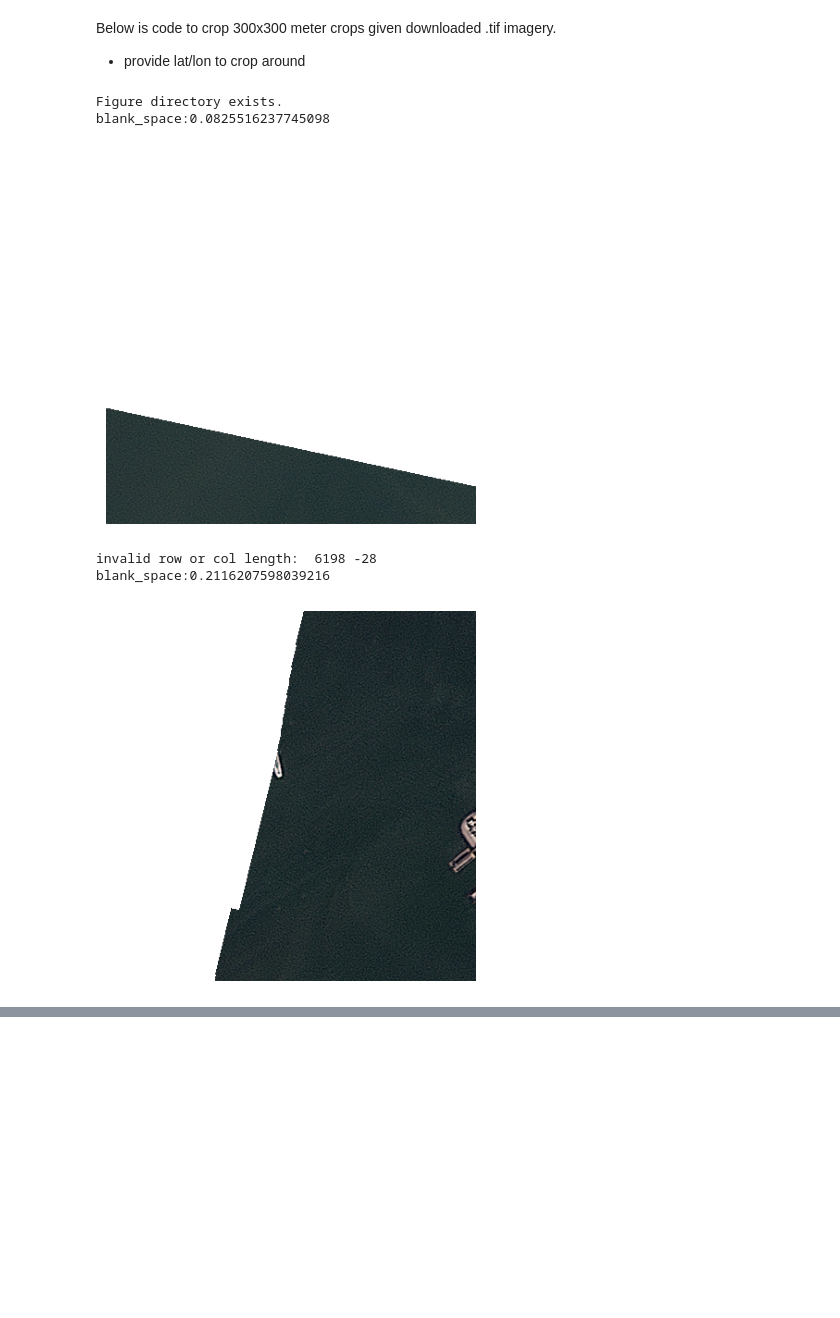
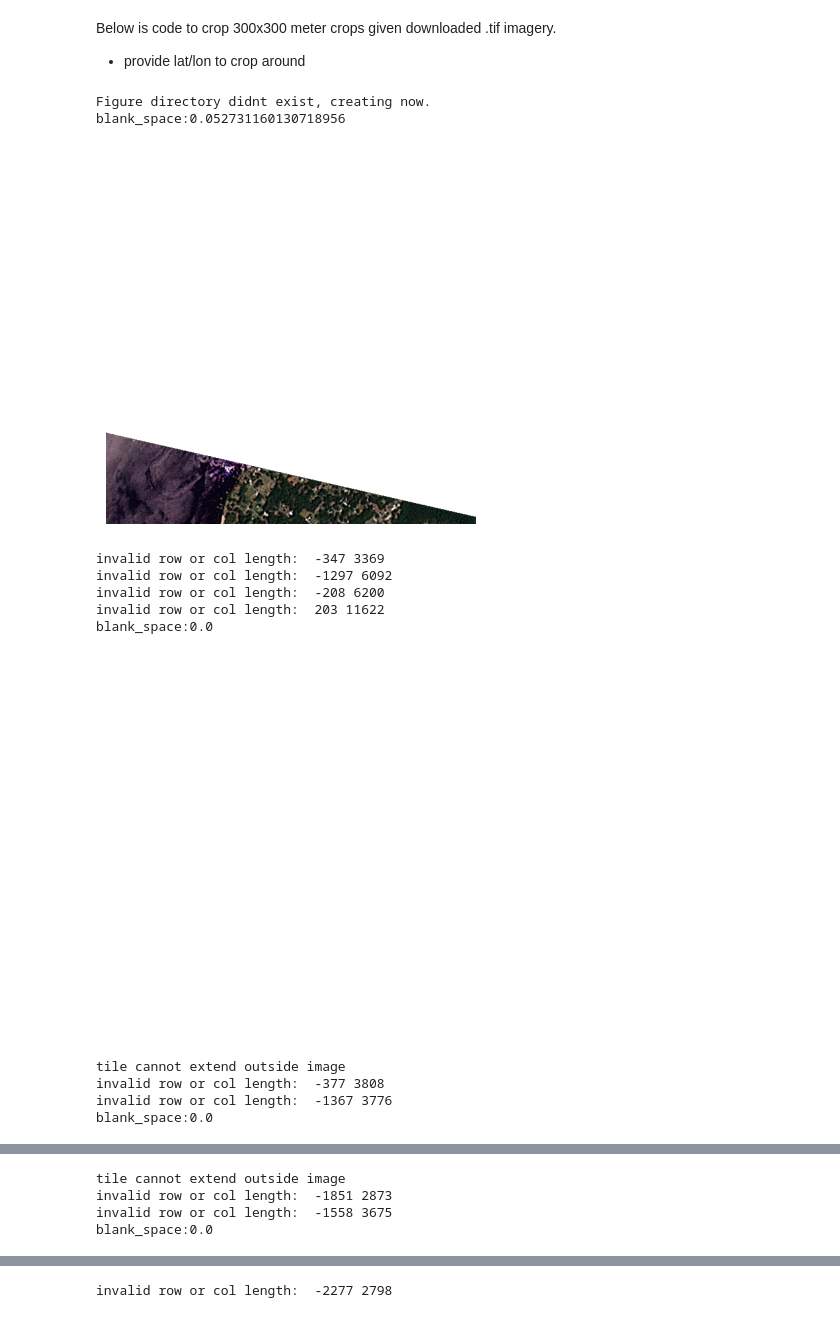
Before and after one commit to sscott108/Blooms, a Jupyter notebook: Planet_Image_Processing/planet_img_download_bulk_10_24.ipynb, the cells around one changed output, grey strips where cells are left out. Saved outputs shown, nothing was run; the diff lists cells and outputs as text; code cells hidden in the pictures; blank space fills up the shorter version.

Commit message:
update download file

```diff
--- a/Planet_Image_Processing/planet_img_download_bulk_10_24.ipynb
+++ b/Planet_Image_Processing/planet_img_download_bulk_10_24.ipynb
@@ -39,7 +39,7 @@ os.getcwd()
 # %% [output]
 '/Users/sarah/Satellite_Image_Processing/Bloom_Image_Processing/Blooms/Planet_Image_Processing'
 # %%
-with open('/Users/sarah/Downloads/map.geojson', 'r') as file:
+with open('/Users/sarah/Documents/Blooms/bloom_geojsons/arrowhead_beach.geojson', 'r') as file:
     data = json.load(file)
 # %% [markdown]
 # PLANET FILTERS
@@ -87,7 +87,7 @@ cloud_cover_filter = {
   "type": "RangeFilter",
   "field_name": "cloud_cover",
   "config": {
-    "lte": 0.05}}
+    "lte": 0.5}}
 
 quality_filter = {
    "type":"StringInFilter",
@@ -100,10 +100,10 @@ date_range_filter = {
   "field_name": "acquired",
   "config": {
 
-#     "gte": "2025-05-25T00:00:00.000Z",
-#     "lte": "2025-05-28T00:00:00.000Z"
-    "gte": date_gte,
-    "lte": date_lte
+    "gte": "2024-06-01T00:00:00.000Z",
+    "lte": "2024-06-30T00:00:00.000Z"
+#     "gte": date_gte,
+#     "lte": date_lte
   }
 }
 
@@ -271,7 +297,7 @@ def image_download(folder_name, download_links):
 # %% [markdown]
 <b> Enter name of download directory on line 1 </b>
 # %%
-image_path = 'tst'
+image_path = 'arr'
 
 image_download(image_path, download_links)
 # %% [output]
@@ -290,8 +324,8 @@ Below is code to crop 300x300 meter crops given downloaded .tif imagery.
 # %%
 from rasterio.windows import Window
 from PIL import Image
-lat, lon = 36.985642, -76.311175
-x,y = 200,200
+lat, lon = 36.235731, -76.701847
+x,y = 300,300
 
 cropped_img_folder_name = 'crops'
 if not (os.path.isdir(image_path+'/'+cropped_img_folder_name)):
@@ -313,36 +347,43 @@ for fi in sorted(os.listdir(image_path)):
 
             transformer = Transformer.from_crs("EPSG:4326", rds.crs, always_xy=True)
             xx, yy = transformer.transform(lon, lat)
             row, col = rds.index(xx, yy)
             if row > x and col > y:
                 try:
                     window = Window.from_slices(rows = (row-x, row+x), cols =(col-y, col+y))
                     data = rds.read(window=window)
                     data = np.moveaxis(data, 0, 2)
                     img_arr = np.array(data)
                     black_space = np.mean(img_arr[:,:,:]/255)
 
                     if black_space < 0.25 or black_space >= 0.9:
                         print(f'blank_space:{black_space}')
                         plt.imshow(data)
                         plt.axis('off')
                         plt.show()
                     else:
                         im = Image.fromarray(data)
                         im.save(image_path+'/'+cropped_img_folder_name+'/'+str(fi))
 
                 except Exception as e:
                     print(e)
                     pass
             else: pass
 
             if row < x or col <y:
                 print('invalid row or col length: ',row, col)
                 pass
 # %% [output]
-Figure directory exists.
-blank_space:0.0825516237745098
+Figure directory didnt exist, creating now.
+blank_space:0.052731160130718956
-[figure, old version]
+[figure, new version]
-invalid row or col length:  6198 -28
-blank_space:0.2116207598039216
+invalid row or col length:  -347 3369
+invalid row or col length:  -1297 6092
+invalid row or col length:  -208 6200
+invalid row or col length:  203 11622
+blank_space:0.0
-[figure, old version]
+[figure, new version]
+tile cannot extend outside image
+invalid row or col length:  -377 3808
+invalid row or col length:  -1367 3776
+blank_space:0.0
@@ -348,0 +391,4 @@ blank_space:0.2116207598039216
+tile cannot extend outside image
+invalid row or col length:  -1851 2873
+invalid row or col length:  -1558 3675
+blank_space:0.0
@@ -348,0 +396 @@ blank_space:0.2116207598039216
+invalid row or col length:  -2277 2798
```
Also changed, not shown: parts of 5 cells of this notebook, 19 other files.
